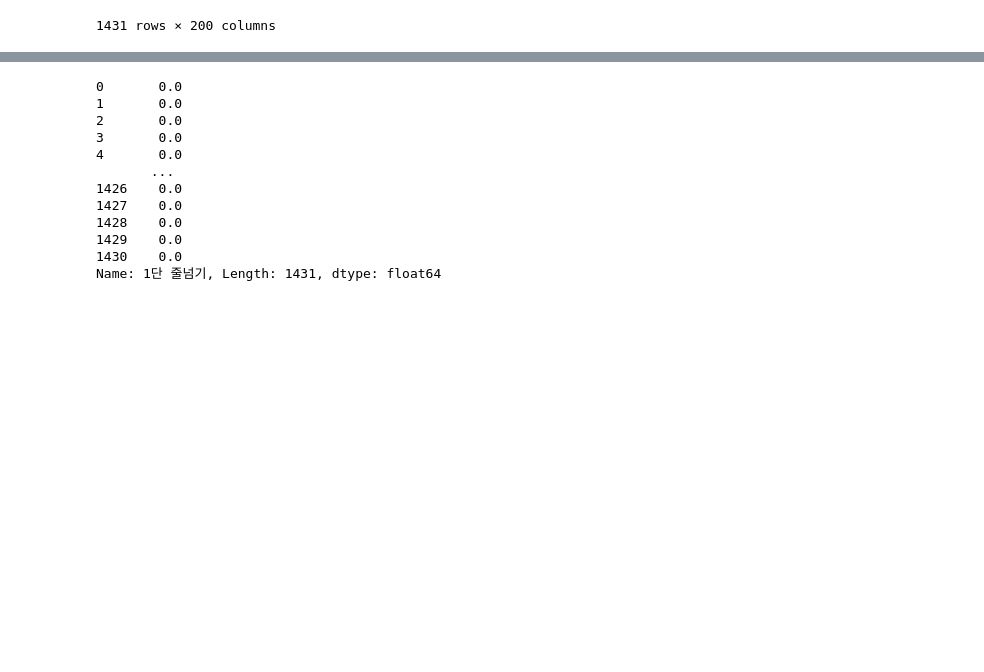
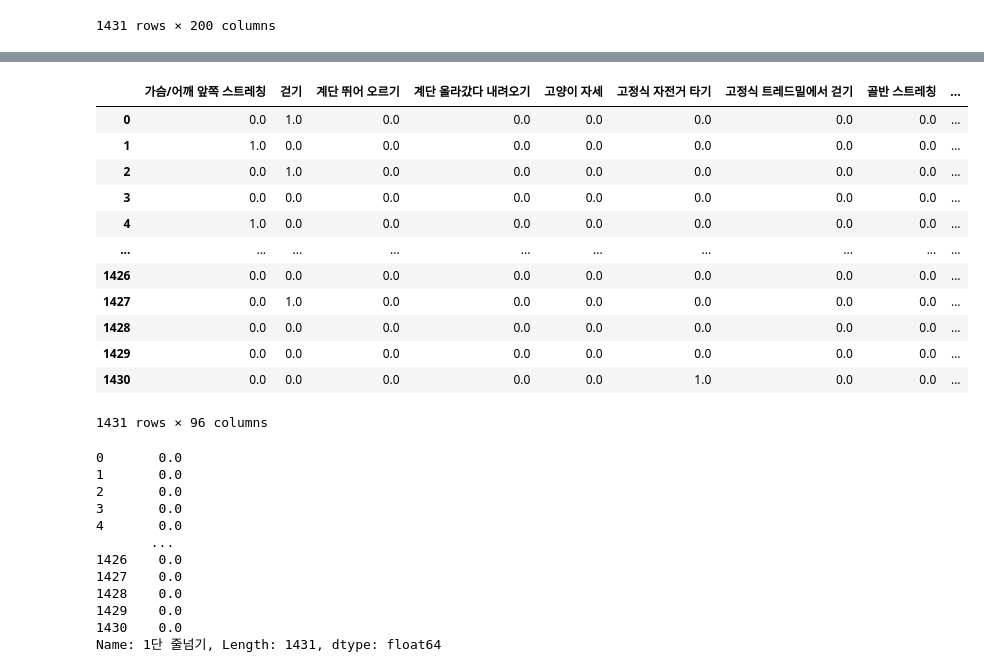
Before and after one commit to LEECHANGDAEE/gj_proj, a Jupyter notebook: model_xgb.ipynb, the cells around one changed output, grey strips where cells are left out. Drawn from its saved outputs; the diff is of its cells as text; code cells hidden in the pictures; blank space fills up the shorter version.

```diff
--- a/model_xgb.ipynb
+++ b/model_xgb.ipynb
@@ -247,3 +231,19 @@ df_ar1
+# %%
+df_ar
+# %% [output]
+|  | 가슴/어깨 앞쪽 스트레칭 | 걷기 | 계단 뛰어 오르기 | 계단 올라갔다 내려오기 | 고양이 자세 | 고정식 자전거 타기 | 고정식 트레드밀에서 걷기 | 골반 스트레칭 | ... |
+| 0 | 0.0 | 1.0 | 0.0 | 0.0 | 0.0 | 0.0 | 0.0 | 0.0 | ... |
+| 1 | 1.0 | 0.0 | 0.0 | 0.0 | 0.0 | 0.0 | 0.0 | 0.0 | ... |
+| 2 | 0.0 | 1.0 | 0.0 | 0.0 | 0.0 | 0.0 | 0.0 | 0.0 | ... |
+| 3 | 0.0 | 0.0 | 0.0 | 0.0 | 0.0 | 0.0 | 0.0 | 0.0 | ... |
+| 4 | 1.0 | 0.0 | 0.0 | 0.0 | 0.0 | 0.0 | 0.0 | 0.0 | ... |
+| ... | ... | ... | ... | ... | ... | ... | ... | ... | ... |
+| 1426 | 0.0 | 0.0 | 0.0 | 0.0 | 0.0 | 0.0 | 0.0 | 0.0 | ... |
+| 1427 | 0.0 | 1.0 | 0.0 | 0.0 | 0.0 | 0.0 | 0.0 | 0.0 | ... |
+| 1428 | 0.0 | 0.0 | 0.0 | 0.0 | 0.0 | 0.0 | 0.0 | 0.0 | ... |
+| 1429 | 0.0 | 0.0 | 0.0 | 0.0 | 0.0 | 0.0 | 0.0 | 0.0 | ... |
+| 1430 | 0.0 | 0.0 | 0.0 | 0.0 | 0.0 | 1.0 | 0.0 | 0.0 | ... |
+1431 rows × 96 columns
 # %%
 df_ar1['1단 줄넘기']
 # %% [output]
```
Also changed, not shown: parts of 14 cells of this notebook.
